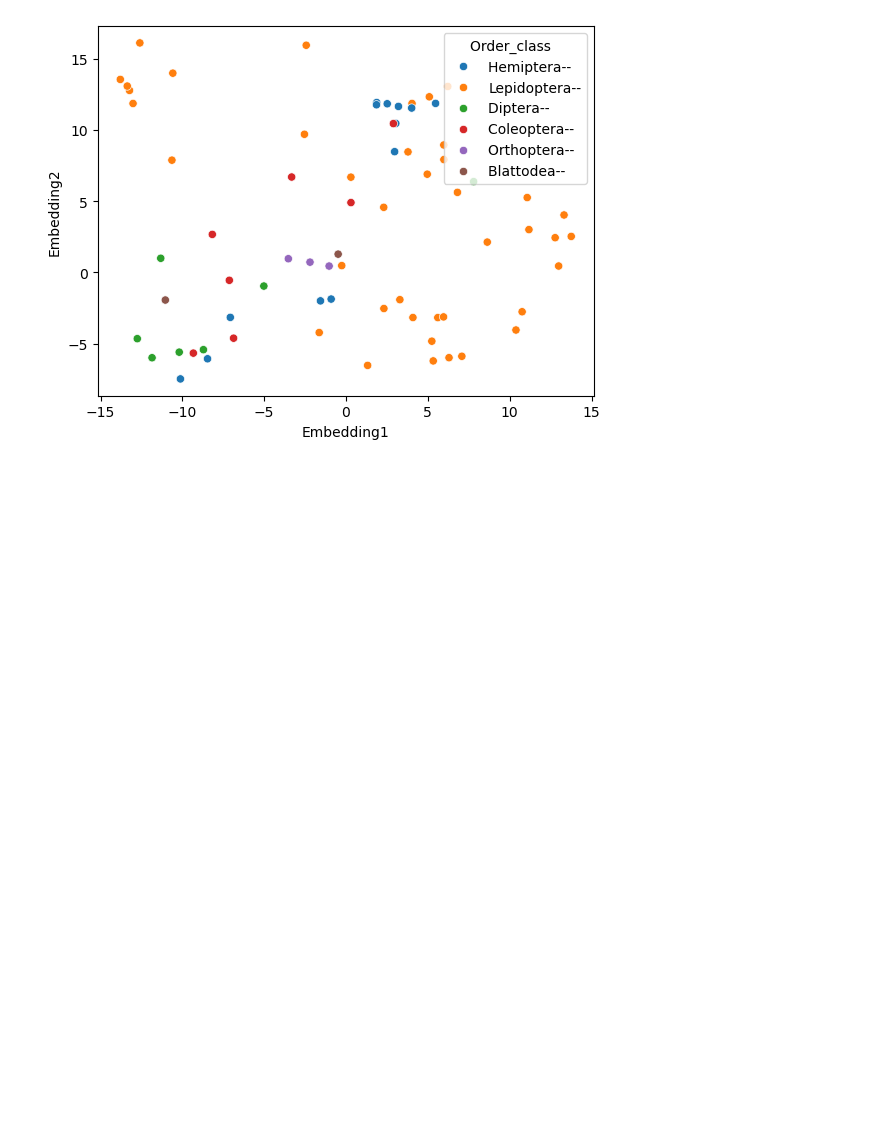
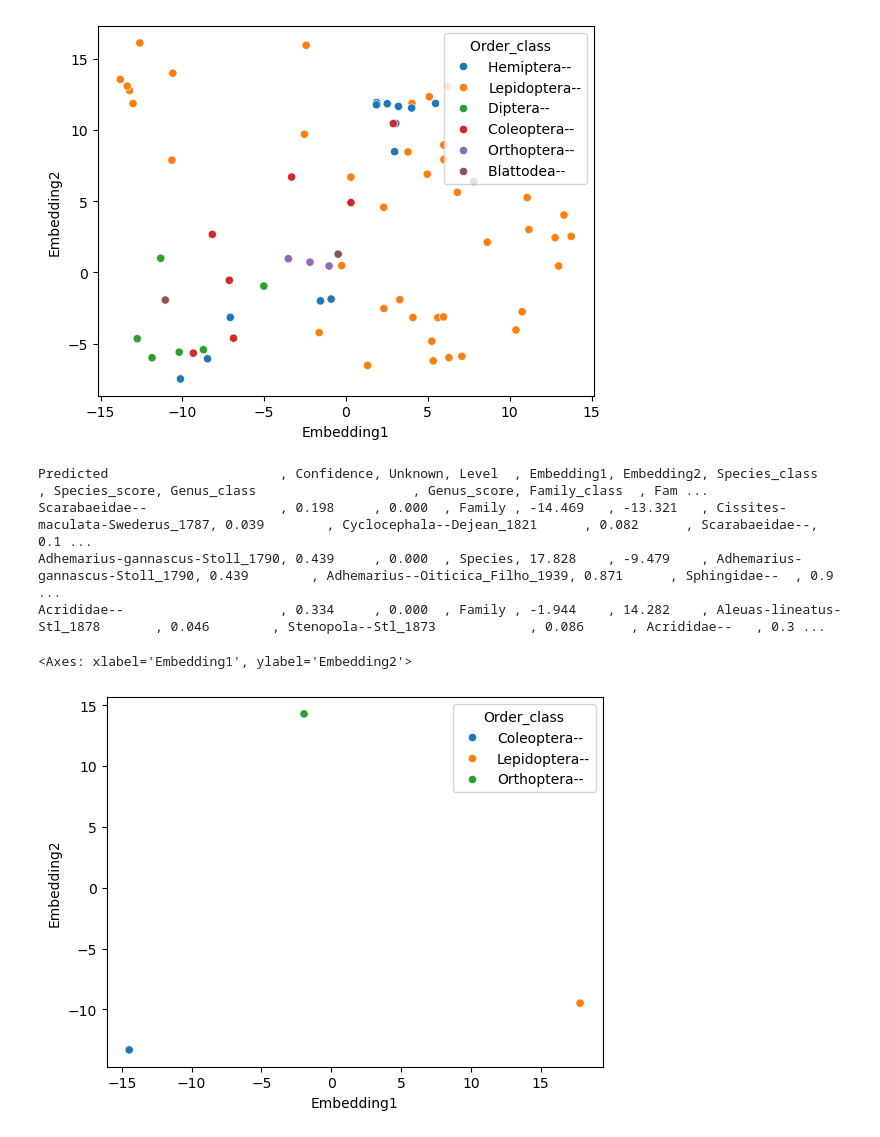
Before and after one commit to asgersvenning/BiodivX-XPRIZE-Classifier, a Jupyter notebook: test.ipynb, the cells around one changed output. Drawn from its saved outputs; the diff is of its cells as text; code cells hidden in the pictures; blank space fills up the shorter version.

```diff
--- a/test.ipynb
+++ b/test.ipynb
@@ -88,3 +88,31 @@ sns.scatterplot(
 # %% [output]
 <Axes: xlabel='Embedding1', ylabel='Embedding2'>
 [figure]
+# %%
+import pandas as pd
+import seaborn as sns
+from classify import main as classify_main
+
+test_output = classify_main(
+    {
+        "input" : ["example_image1.jpg", "example_image2.png", "example_image3.png"],
+        "output_type" : "short",
+        "include_embeddings" : True
+    }
+)
+
+df = pd.DataFrame(test_output["short"])
+# plt.scatter(df["Embedding1"], df["Embedding2"], c=df["Order_class  "].to_list())
+sns.scatterplot(
+    data = df,
+    x = "Embedding1",
+    y = "Embedding2",
+    hue = "Order_class"
+)
+# %% [output]
+Predicted                      , Confidence, Unknown, Level  , Embedding1, Embedding2, Species_class                  , Species_score, Genus_class                    , Genus_score, Family_class  , Fam ...
+Scarabaeidae--                 , 0.198     , 0.000  , Family , -14.469   , -13.321   , Cissites-maculata-Swederus_1787, 0.039        , Cyclocephala--Dejean_1821      , 0.082      , Scarabaeidae--, 0.1 ...
+Adhemarius-gannascus-Stoll_1790, 0.439     , 0.000  , Species, 17.828    , -9.479    , Adhemarius-gannascus-Stoll_1790, 0.439        , Adhemarius--Oiticica_Filho_1939, 0.871      , Sphingidae--  , 0.9 ...
+Acrididae--                    , 0.334     , 0.000  , Family , -1.944    , 14.282    , Aleuas-lineatus-Stl_1878       , 0.046        , Stenopola--Stl_1873            , 0.086      , Acrididae--   , 0.3 ...
+<Axes: xlabel='Embedding1', ylabel='Embedding2'>
+[figure, added]
```
Also changed, not shown: 2 other files.
